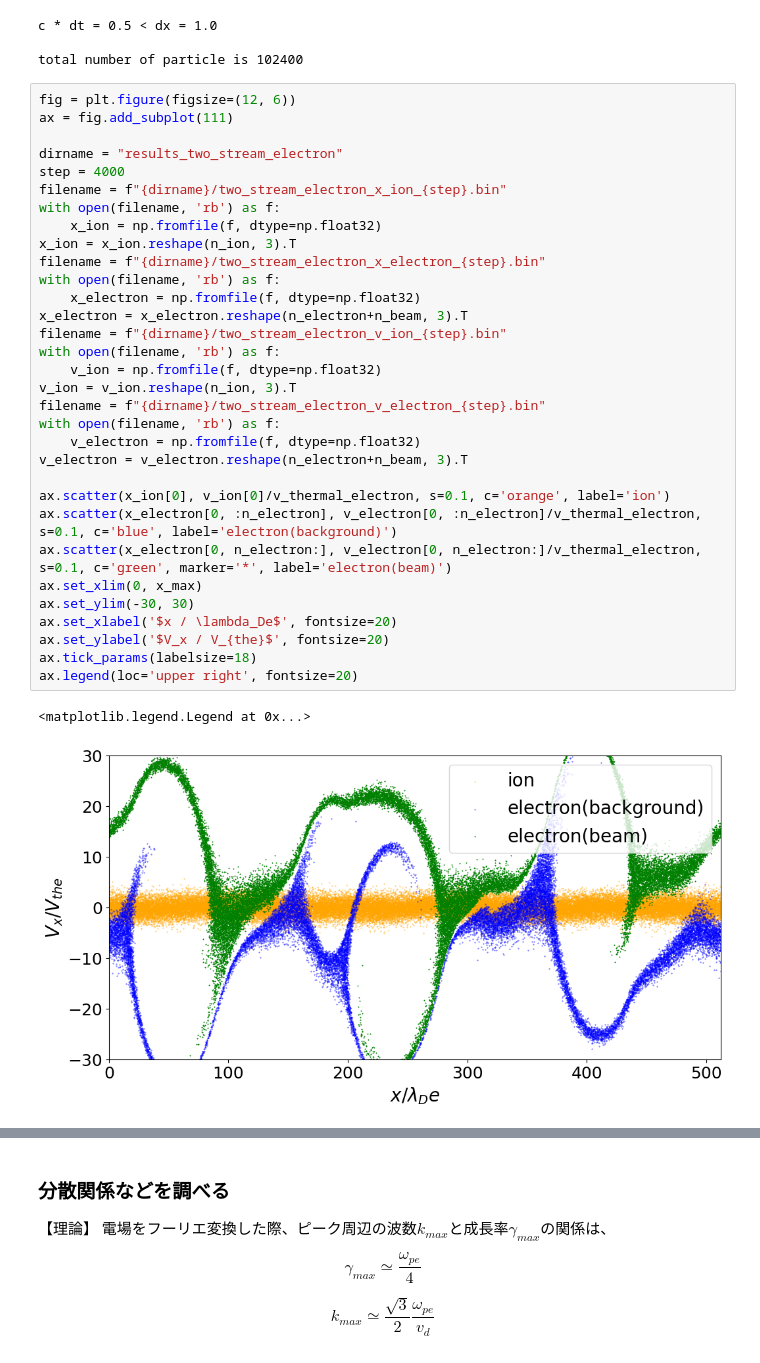
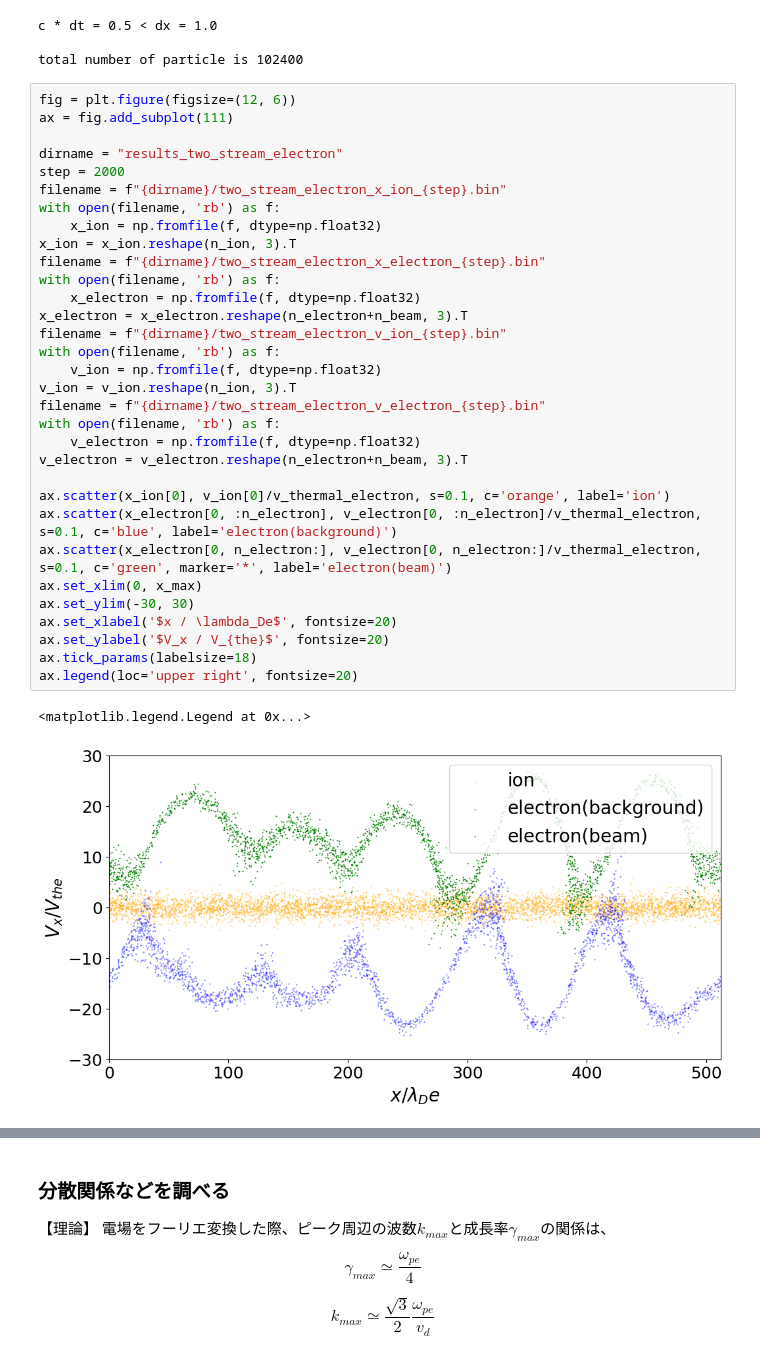
Before and after one commit to keita-akutagawa/PIC_GPU, a Jupyter notebook: examples_1D/two_stream/PIC1D_two_stream_electron.ipynb, the cells around one changed output, grey strips where cells are left out. Saved outputs shown, nothing was run; the diff lists cells and outputs as text.

```diff
--- a/examples_1D/two_stream/PIC1D_two_stream_electron.ipynb
+++ b/examples_1D/two_stream/PIC1D_two_stream_electron.ipynb
@@ -68,36 +68,36 @@ fig = plt.figure(figsize=(12, 6))
 ax = fig.add_subplot(111)
 
 dirname = "results_two_stream_electron"
-step = 4000
+step = 2000
 filename = f"{dirname}/two_stream_electron_x_ion_{step}.bin"
 with open(filename, 'rb') as f:
     x_ion = np.fromfile(f, dtype=np.float32)
 x_ion = x_ion.reshape(n_ion, 3).T
 filename = f"{dirname}/two_stream_electron_x_electron_{step}.bin"
 with open(filename, 'rb') as f:
     x_electron = np.fromfile(f, dtype=np.float32)
 x_electron = x_electron.reshape(n_electron+n_beam, 3).T
 filename = f"{dirname}/two_stream_electron_v_ion_{step}.bin"
 with open(filename, 'rb') as f:
     v_ion = np.fromfile(f, dtype=np.float32)
 v_ion = v_ion.reshape(n_ion, 3).T
 filename = f"{dirname}/two_stream_electron_v_electron_{step}.bin"
 with open(filename, 'rb') as f:
     v_electron = np.fromfile(f, dtype=np.float32)
 v_electron = v_electron.reshape(n_electron+n_beam, 3).T
 
 ax.scatter(x_ion[0], v_ion[0]/v_thermal_electron, s=0.1, c='orange', label='ion')
 ax.scatter(x_electron[0, :n_electron], v_electron[0, :n_electron]/v_thermal_electron, s=0.1, c='blue', label='electron(background)')
 ax.scatter(x_electron[0, n_electron:], v_electron[0, n_electron:]/v_thermal_electron, s=0.1, c='green', marker='*', label='electron(beam)')
 ax.set_xlim(0, x_max)
 ax.set_ylim(-30, 30)
 ax.set_xlabel('$x / \lambda_De$', fontsize=20)
 ax.set_ylabel('$V_x / V_{the}$', fontsize=20)
 ax.tick_params(labelsize=18)
 ax.legend(loc='upper right', fontsize=20)
 # %% [output]
 <matplotlib.legend.Legend at 0x...>
-[figure, old version]
+[figure, new version]
 # %%
 fig = plt.figure(figsize=(12, 6))
 ax = fig.add_subplot(111)
```
Also changed, not shown: parts of 3 cells of this notebook, 6 other files.
